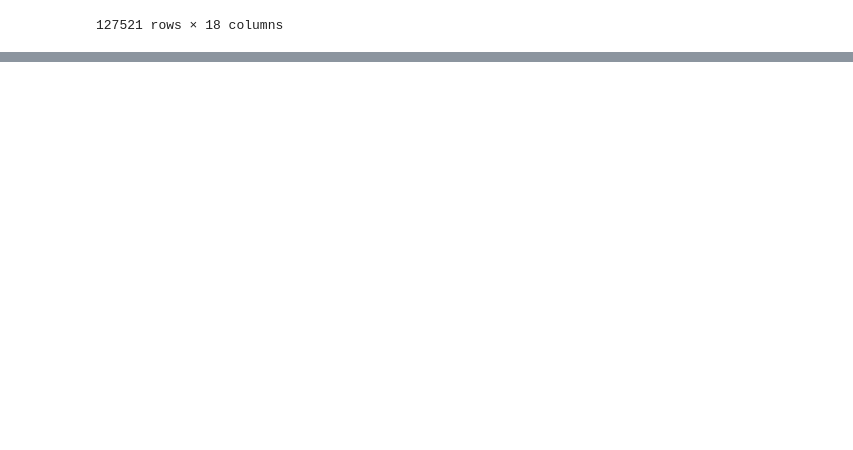
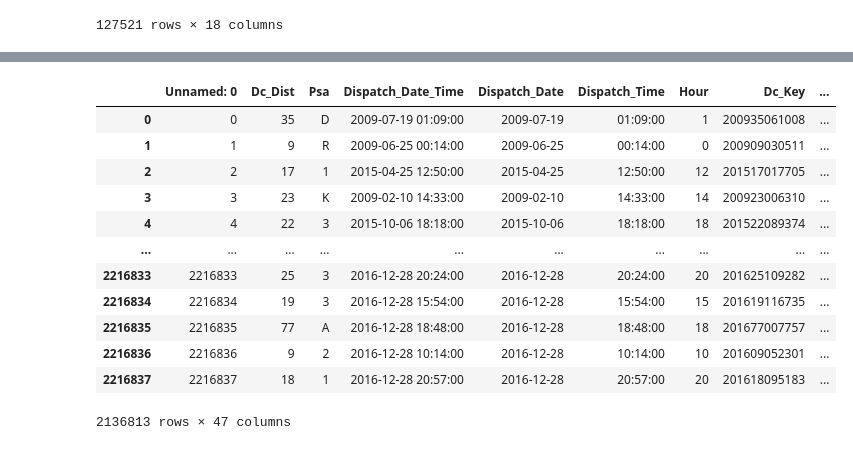
Before and after one commit to hongson6/Crime-in-Philadelphia, a Jupyter notebook: Winter 20-21/Crime/EDA.ipynb, the cells around one changed output, grey strips where cells are left out. Cells and saved outputs as stored; diff of their text form; code cells hidden in the pictures; blank space fills up the shorter version.

```diff
--- a/Winter 20-21/Crime/EDA (updated).ipynb
+++ b/Winter 20-21/Crime/EDA.ipynb
@@ -306,0 +307,7 @@ pv['date'] = pd.to_datetime(pv['date'])
+# %%
+crashData_date_districtsum = crashData.groupby(by=['CRASH_MONTH', 'CRASH_YEAR', 'DISTRICT'])[["AUTOMOBILE_COUNT", "FATAL_COUNT", "TOT_INJ_COUNT", "TOTAL_UNITS"]].sum().reset_index()
+crashData_date_districtavg = crashData.groupby(by=['CRASH_MONTH', 'CRASH_YEAR', 'DISTRICT'])[["DAY_OF_WEEK", "HOUR_OF_DAY", "MAX_SEVERITY_LEVEL", "WEATHER1"]].mean().reset_index()
+
+crashData_date_district = pd.merge(crashData_date_districtsum, crashData_date_districtavg, on=['CRASH_MONTH', 'CRASH_YEAR', 'DISTRICT'], how='inner')
+# %%
+crime_crash_data = pd.merge(crimeData, crashData_date_district, left_on=['Month', 'year', 'Police_Districts'], right_on = ['CRASH_MONTH','CRASH_YEAR', 'DISTRICT'], how='left')
@@ -306,0 +333,18 @@ pv['date'] = pd.to_datetime(pv['date'])
+# %%
+crime_crash_data = crime_crash_data.dropna(subset=['CRASH_MONTH'])
+# %%
+crime_crash_data
+# %% [output]
+|  | Unnamed: 0 | Dc_Dist | Psa | Dispatch_Date_Time | Dispatch_Date | Dispatch_Time | Hour | Dc_Key | ... |
+| 0 | 0 | 35 | D | 2009-07-19 01:09:00 | 2009-07-19 | 01:09:00 | 1 | 200935061008 | ... |
+| 1 | 1 | 9 | R | 2009-06-25 00:14:00 | 2009-06-25 | 00:14:00 | 0 | 200909030511 | ... |
+| 2 | 2 | 17 | 1 | 2015-04-25 12:50:00 | 2015-04-25 | 12:50:00 | 12 | 201517017705 | ... |
+| 3 | 3 | 23 | K | 2009-02-10 14:33:00 | 2009-02-10 | 14:33:00 | 14 | 200923006310 | ... |
+| 4 | 4 | 22 | 3 | 2015-10-06 18:18:00 | 2015-10-06 | 18:18:00 | 18 | 201522089374 | ... |
+| ... | ... | ... | ... | ... | ... | ... | ... | ... | ... |
+| 2216833 | 2216833 | 25 | 3 | 2016-12-28 20:24:00 | 2016-12-28 | 20:24:00 | 20 | 201625109282 | ... |
+| 2216834 | 2216834 | 19 | 3 | 2016-12-28 15:54:00 | 2016-12-28 | 15:54:00 | 15 | 201619116735 | ... |
+| 2216835 | 2216835 | 77 | A | 2016-12-28 18:48:00 | 2016-12-28 | 18:48:00 | 18 | 201677007757 | ... |
+| 2216836 | 2216836 | 9 | 2 | 2016-12-28 10:14:00 | 2016-12-28 | 10:14:00 | 10 | 201609052301 | ... |
+| 2216837 | 2216837 | 18 | 1 | 2016-12-28 20:57:00 | 2016-12-28 | 20:57:00 | 20 | 201618095183 | ... |
+2136813 rows × 47 columns
```
Also changed, not shown: parts of 15 cells of this notebook.
